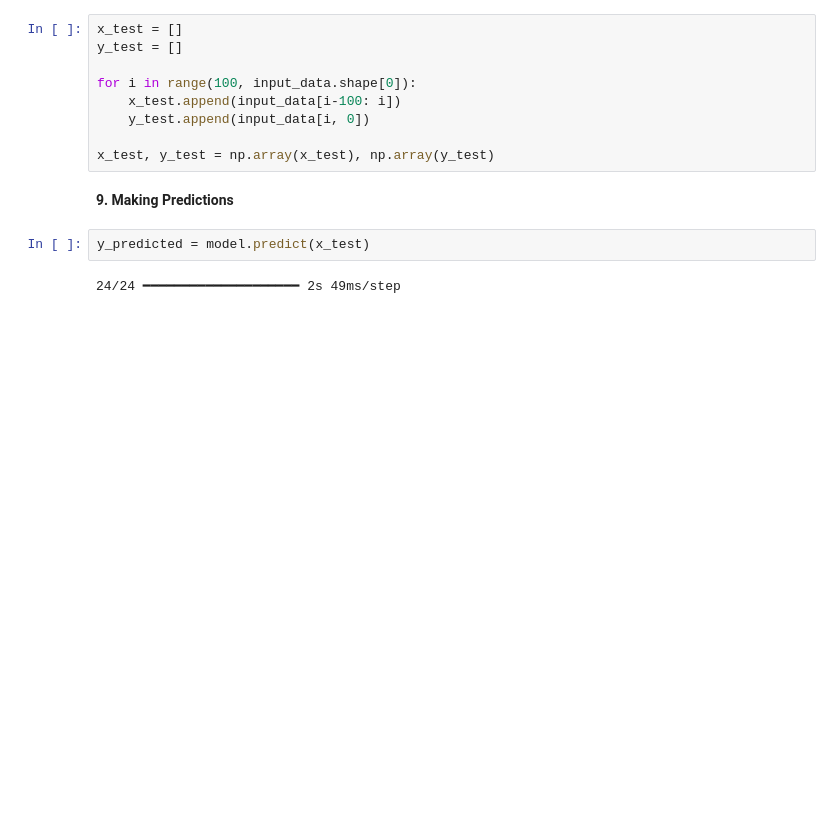
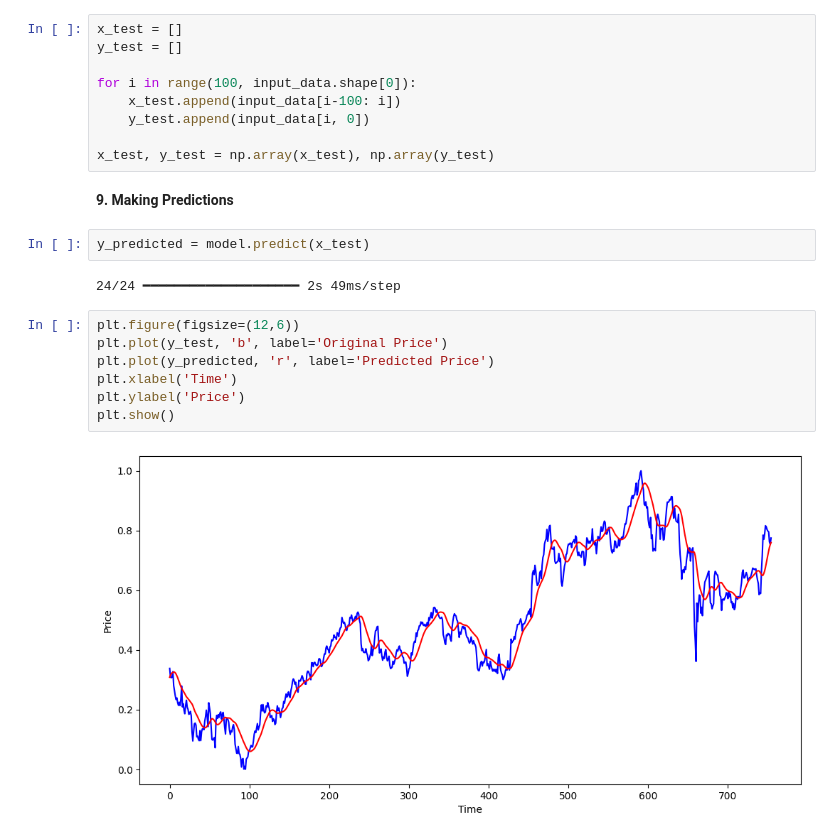
Before and after one commit to micahondiwa/stock-prediction-portal, a Jupyter notebook: Resources/LSTM_Stock_Prediction.ipynb, the cells around one changed output. Saved outputs shown, nothing was run; the diff lists cells and outputs as text; blank space fills up the shorter version.

```diff
--- a/Resources/LSTM_Stock_Prediction.ipynb
+++ b/Resources/LSTM_Stock_Prediction.ipynb
@@ -332,3 +332,12 @@ x_test, y_test = np.array(x_test), np.array(y_test)
 y_predicted = model.predict(x_test)
 # %% [output]
 24/24 ━━━━━━━━━━━━━━━━━━━━ 2s 49ms/step
+# %%
+plt.figure(figsize=(12,6))
+plt.plot(y_test, 'b', label='Original Price')
+plt.plot(y_predicted, 'r', label='Predicted Price')
+plt.xlabel('Time')
+plt.ylabel('Price')
+plt.show()
+# %% [output]
+[figure, added]
```
